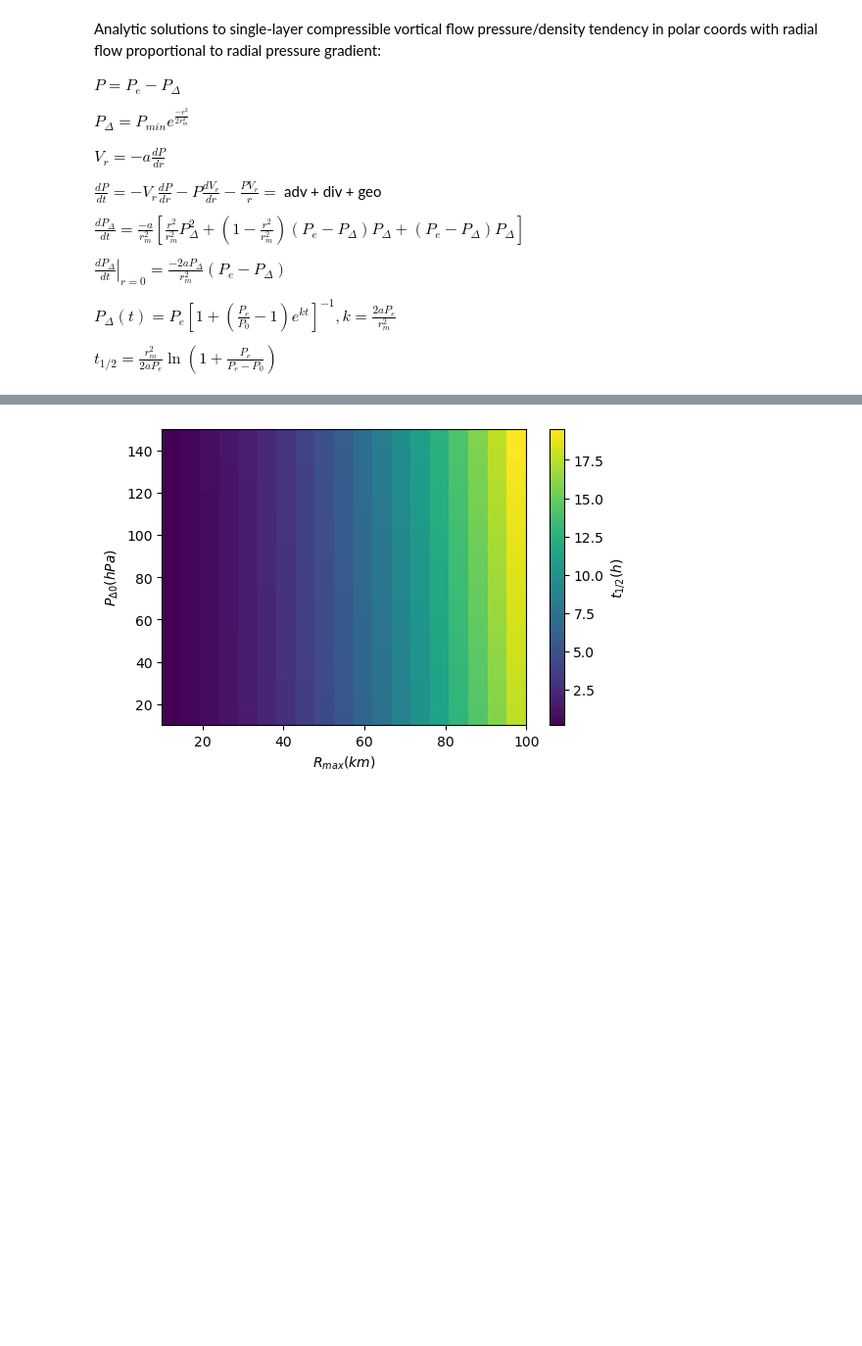
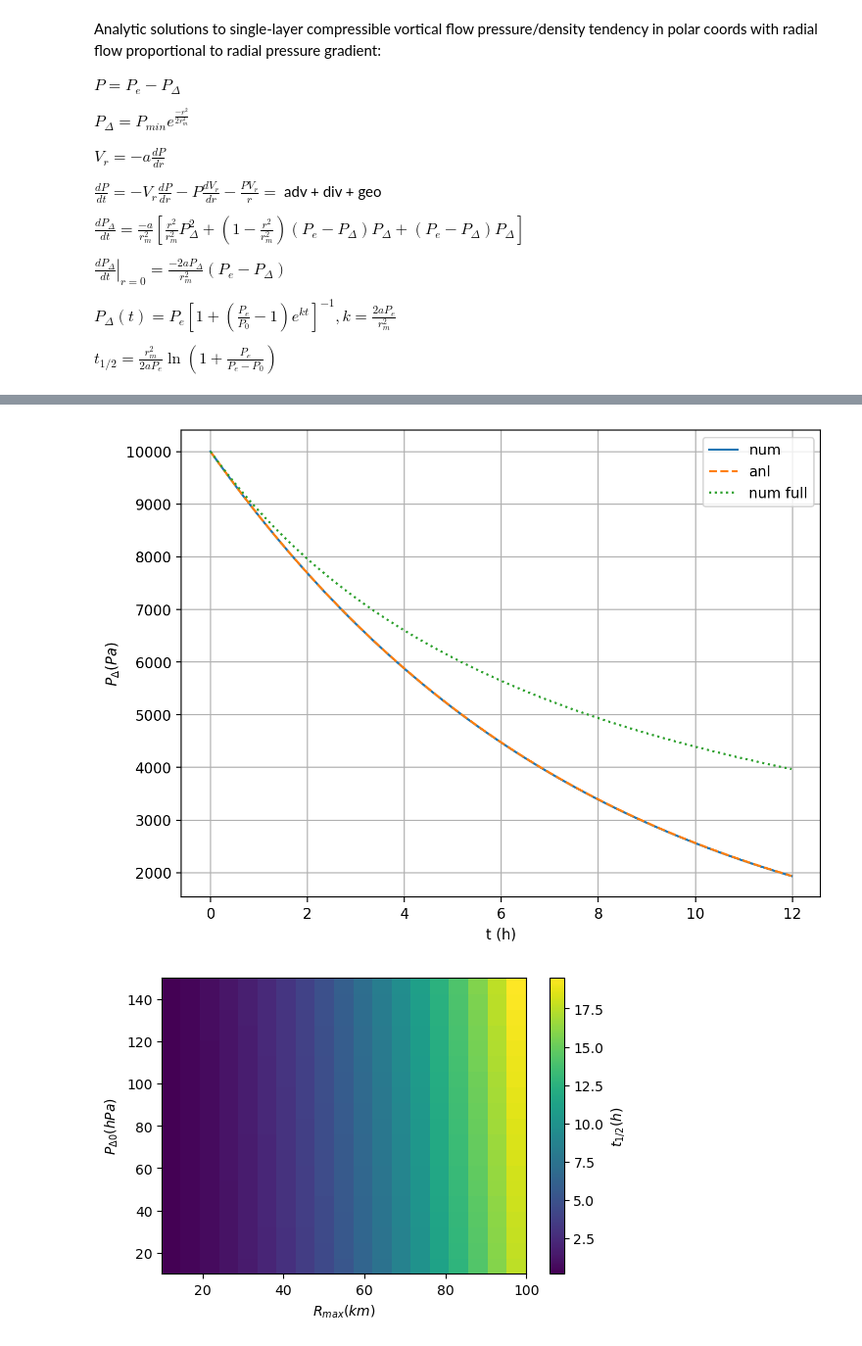
Before and after one commit to suprdory/wrfstore-py, a Jupyter notebook: pressure_tend_anal_sols.ipynb, the cells around one changed output, grey strips where cells are left out. Shown at 98% size. Drawn from its saved outputs; the diff is of its cells as text; code cells hidden in the pictures; blank space fills up the shorter version.

```diff
--- a/pressure_tend_anal_sols.ipynb
+++ b/pressure_tend_anal_sols.ipynb
@@ -74,3 +114,17 @@ ax.legend(('num','anl'));
+# %%
+plt.rcParams["axes.prop_cycle"] = plt.cycler("color", plt.cm.tab10(np.linspace(0,1,10)))
+fig,ax=plt.subplots(1,1,dpi=200,figsize=(8,6))
+ax.plot(thr,Pd)
+ax.plot(thr,Pda,linestyle='--')
+ax.plot(thr,Pdfn,linestyle=':')
+# ax.plot(thr,Pdfn8,linestyle=':')
+
+ax.grid(True)
+ax.set_xlabel('t (h)')
+ax.set_ylabel('$P_\Delta (Pa)$')
+ax.legend(('num','anl','num full'));
+# %% [output]
+[figure, added]
 # %%
 rms=np.linspace(10000,100000,20)
 P0s=np.linspace(1000,15000,20)
```
Also changed, not shown: parts of 3 cells of this notebook, 6 other files.
